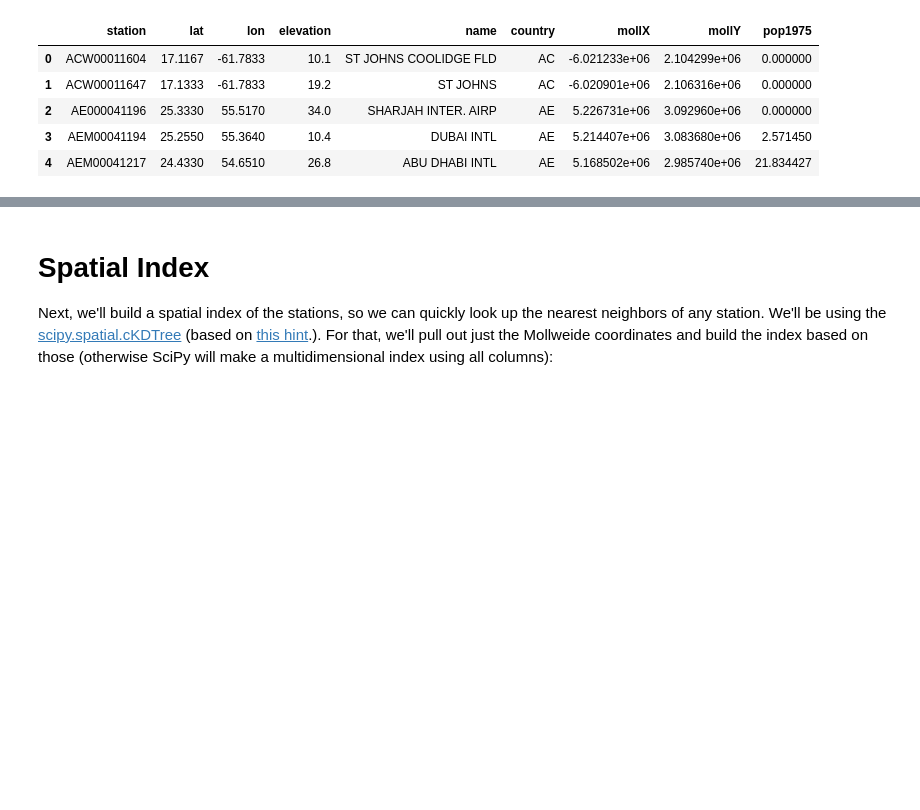
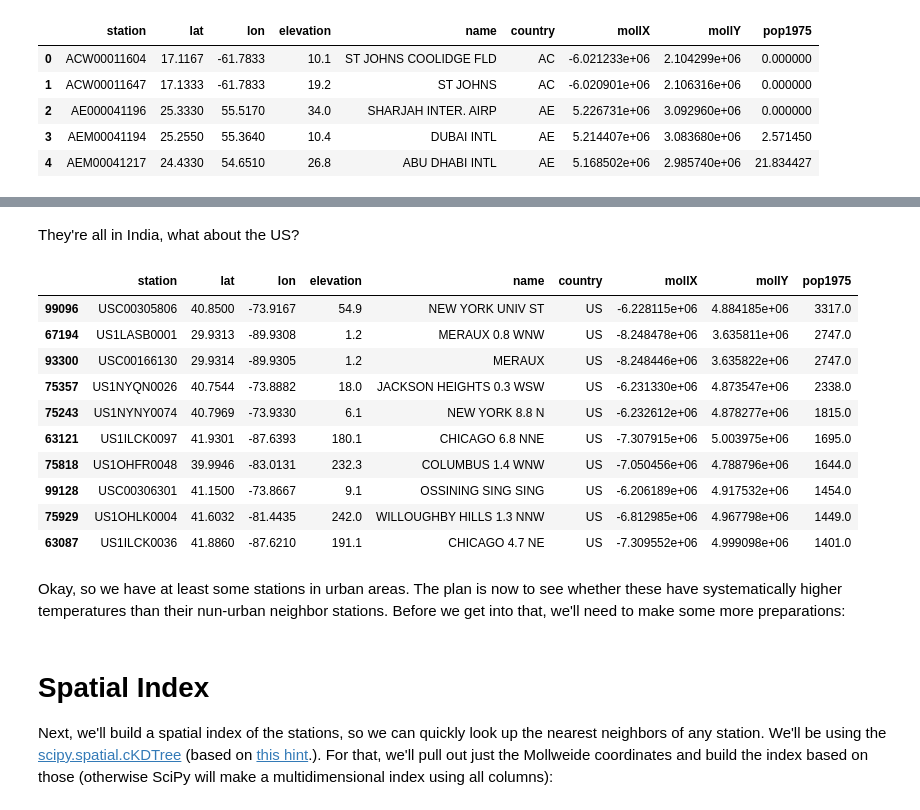
Before and after one commit to crstn/CISC, a Jupyter notebook: UHI-NOAA/NOAA_weather_station_data.ipynb, the cells around one changed output, grey strips where cells are left out. Drawn from its saved outputs; the diff is of its cells as text; code cells hidden in the pictures; blank space fills up the shorter version.

```diff
--- a/UHI-NOAA/NOAA_weather_station_data.ipynb
+++ b/UHI-NOAA/NOAA_weather_station_data.ipynb
@@ -191,3 +216,21 @@ stations.head()
+# %% [markdown]
+They're all in India, what about the US?
+# %%
+stations[stations.country == 'US'].nlargest(10, 'pop1975')
+# %% [output]
+|  | station | lat | lon | elevation | name | country | mollX | mollY | pop1975 |
+| 99096 | USC00305806 | 40.8500 | -73.9167 | 54.9 | NEW YORK UNIV ST | US | -6.228115e+06 | 4.884185e+06 | 3317.0 |
+| 67194 | US1LASB0001 | 29.9313 | -89.9308 | 1.2 | MERAUX 0.8 WNW | US | -8.248478e+06 | 3.635811e+06 | 2747.0 |
+| 93300 | USC00166130 | 29.9314 | -89.9305 | 1.2 | MERAUX | US | -8.248446e+06 | 3.635822e+06 | 2747.0 |
+| 75357 | US1NYQN0026 | 40.7544 | -73.8882 | 18.0 | JACKSON HEIGHTS 0.3 WSW | US | -6.231330e+06 | 4.873547e+06 | 2338.0 |
+| 75243 | US1NYNY0074 | 40.7969 | -73.9330 | 6.1 | NEW YORK 8.8 N | US | -6.232612e+06 | 4.878277e+06 | 1815.0 |
+| 63121 | US1ILCK0097 | 41.9301 | -87.6393 | 180.1 | CHICAGO 6.8 NNE | US | -7.307915e+06 | 5.003975e+06 | 1695.0 |
+| 75818 | US1OHFR0048 | 39.9946 | -83.0131 | 232.3 | COLUMBUS 1.4 WNW | US | -7.050456e+06 | 4.788796e+06 | 1644.0 |
+| 99128 | USC00306301 | 41.1500 | -73.8667 | 9.1 | OSSINING SING SING | US | -6.206189e+06 | 4.917532e+06 | 1454.0 |
+| 75929 | US1OHLK0004 | 41.6032 | -81.4435 | 242.0 | WILLOUGHBY HILLS 1.3 NNW | US | -6.812985e+06 | 4.967798e+06 | 1449.0 |
+| 63087 | US1ILCK0036 | 41.8860 | -87.6210 | 191.1 | CHICAGO 4.7 NE | US | -7.309552e+06 | 4.999098e+06 | 1401.0 |
+# %% [markdown]
+Okay, so we have at least some stations in urban areas. The plan is now to see whether these have systematically higher temperatures than their nun-urban neighbor stations. Before we get into that, we'll need to make some more preparations:
 # %% [markdown]
 # Spatial Index
 
```
Also changed, not shown: parts of 8 cells of this notebook.
